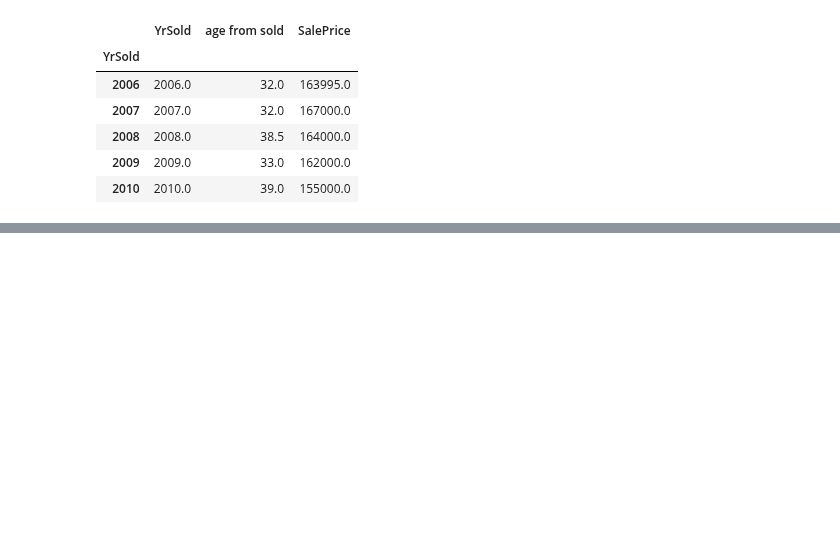
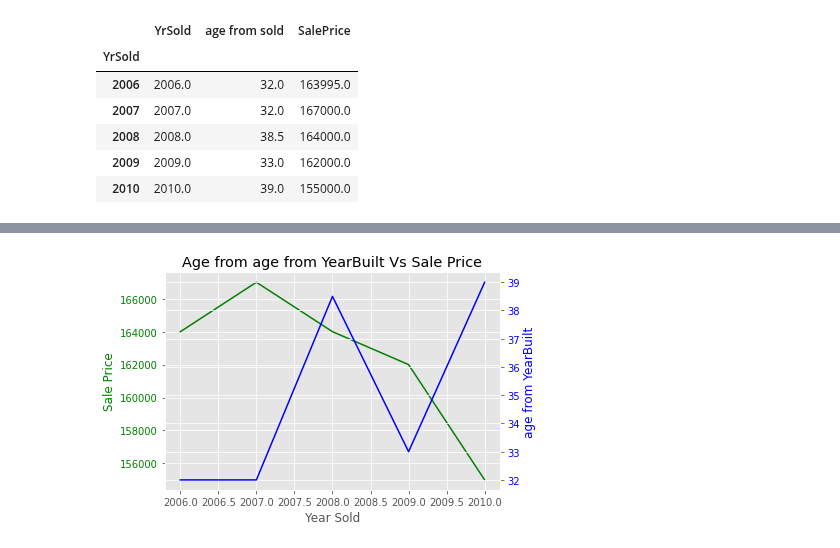
Before and after one commit to AkhilVinayakp/machine_Learning_Algorithms_python, a Jupyter notebook: EtE_projects/house-prices/Experiments/analysis.ipynb, the cells around one changed output, grey strips where cells are left out. Drawn from its saved outputs; the diff is of its cells as text; code cells hidden in the pictures; blank space fills up the shorter version.

```diff
--- a/EtE_projects/house-prices/Experiments/analysis.ipynb
+++ b/EtE_projects/house-prices/Experiments/analysis.ipynb
@@ -522,0 +531,4 @@ plt.show()
+# %%
+_, plot = plt_gr.plotTemporal_correlation(df=df, col_name='YearBuilt')
+# %% [output]
+[figure, added]
```
Also changed, not shown: parts of 8 cells of this notebook.
